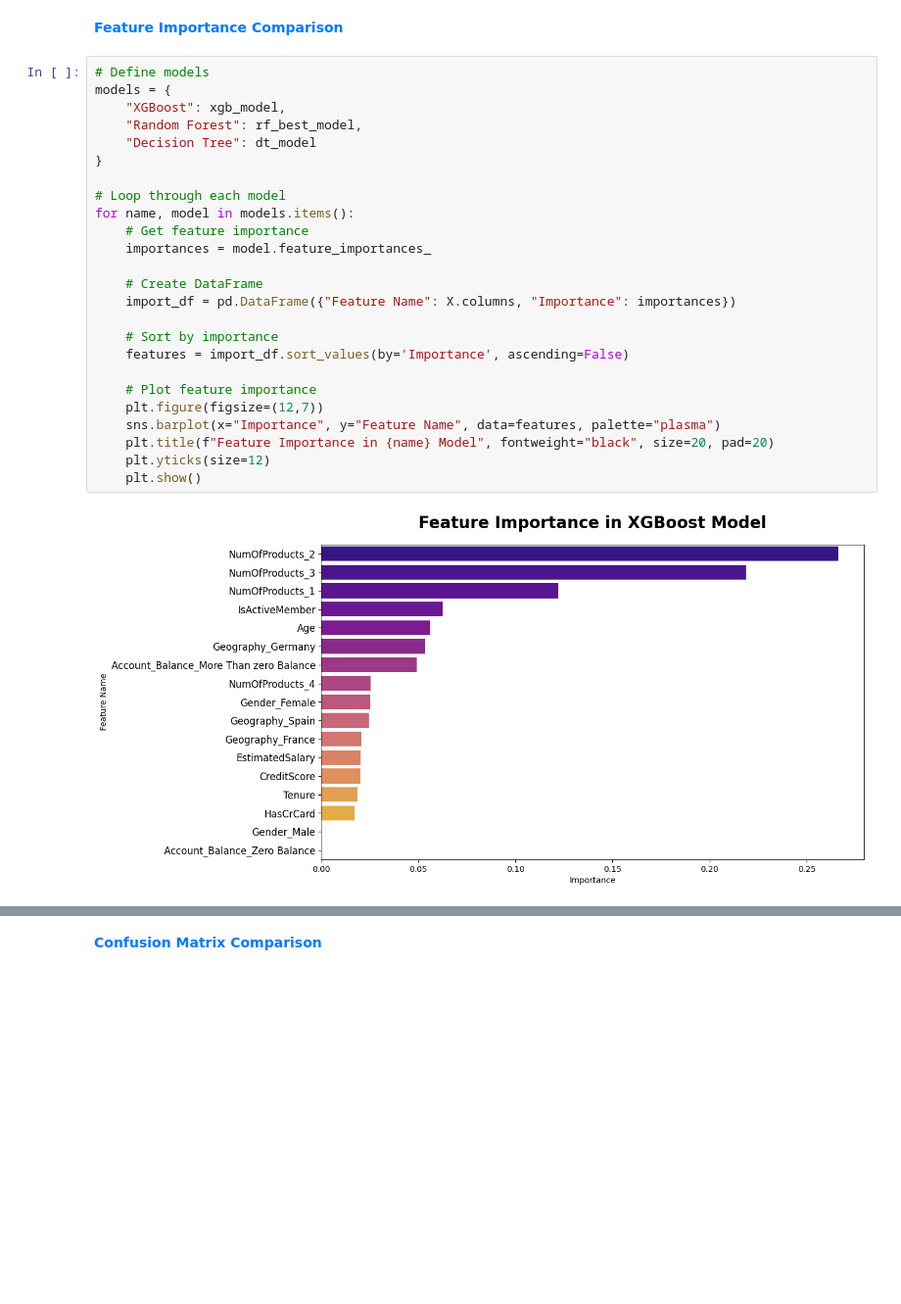
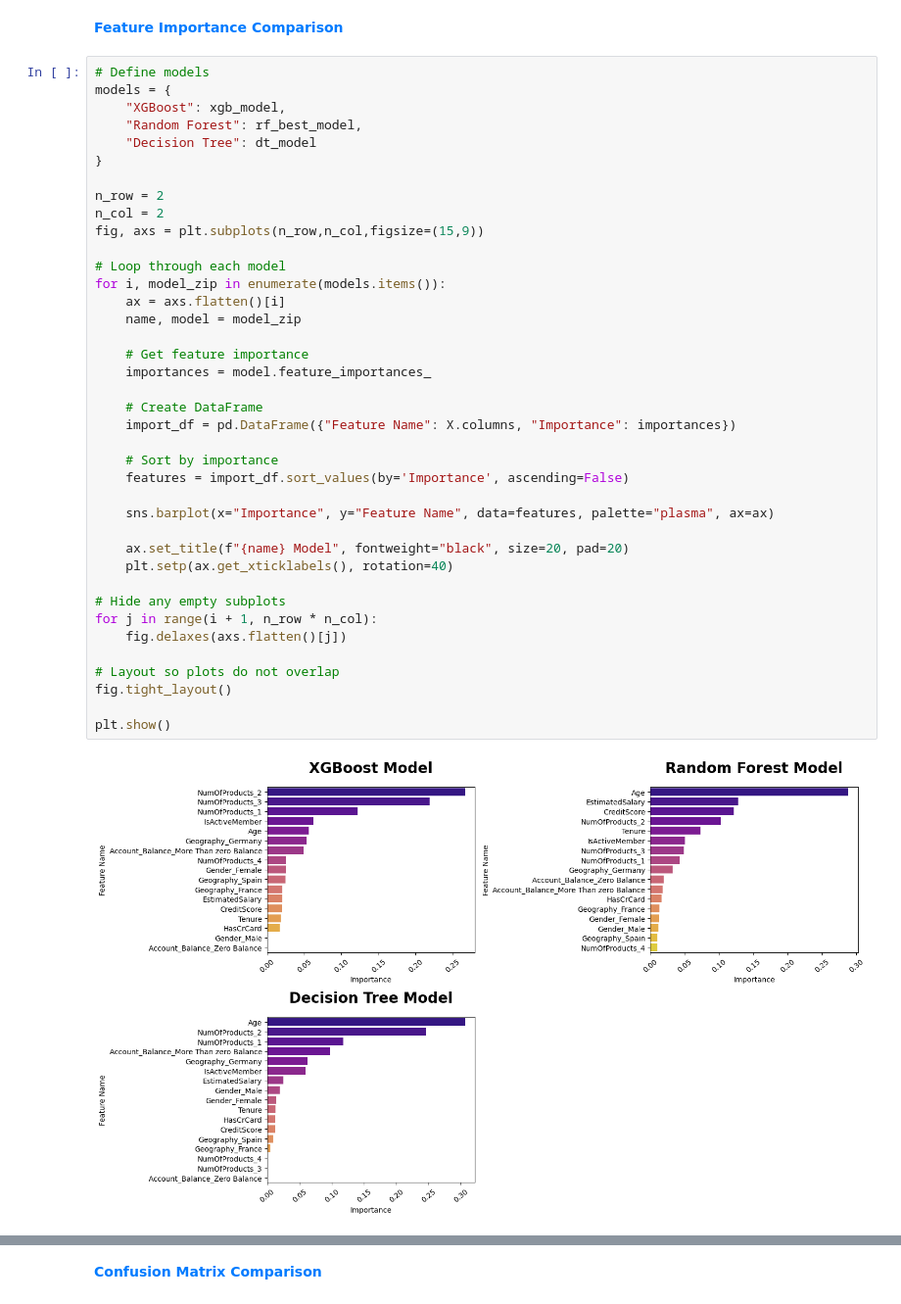
Before and after one commit to hakanco/Bank_Customer_Churn_Model, a Jupyter notebook: banking_churn_model.ipynb, the cells around one changed output, grey strips where cells are left out. Shown at 98% size. Saved outputs shown, nothing was run; the diff lists cells and outputs as text; blank space fills up the shorter version.

Commit message:
visualizations are updated"

```diff
--- a/banking_churn_model.ipynb
+++ b/banking_churn_model.ipynb
@@ -430,27 +430,41 @@ df_xgb
 # %%
 # Define models
 models = {
     "XGBoost": xgb_model,
     "Random Forest": rf_best_model,
     "Decision Tree": dt_model
 }
 
+n_row = 2
+n_col = 2
+fig, axs = plt.subplots(n_row,n_col,figsize=(15,9))
+
 # Loop through each model
-for name, model in models.items():
+for i, model_zip in enumerate(models.items()):
+    ax = axs.flatten()[i]
+    name, model = model_zip
+
     # Get feature importance
     importances = model.feature_importances_
 
     # Create DataFrame
     import_df = pd.DataFrame({"Feature Name": X.columns, "Importance": importances})
 
     # Sort by importance
     features = import_df.sort_values(by='Importance', ascending=False)
 
-    # Plot feature importance
-    plt.figure(figsize=(12,7))
-    sns.barplot(x="Importance", y="Feature Name", data=features, palette="plasma")
-    plt.title(f"Feature Importance in {name} Model", fontweight="black", size=20, pad=20)
-    plt.yticks(size=12)
-    plt.show()
+    sns.barplot(x="Importance", y="Feature Name", data=features, palette="plasma", ax=ax)
+
+    ax.set_title(f"{name} Model", fontweight="black", size=20, pad=20)
+    plt.setp(ax.get_xticklabels(), rotation=40)
+
+# Hide any empty subplots
+for j in range(i + 1, n_row * n_col):
+    fig.delaxes(axs.flatten()[j])
+
+# Layout so plots do not overlap
+fig.tight_layout()
+
+plt.show()
 # %% [output]
-[figure, old version]
+[figure, new version]
```
Also changed, not shown: parts of 3 cells of this notebook.
